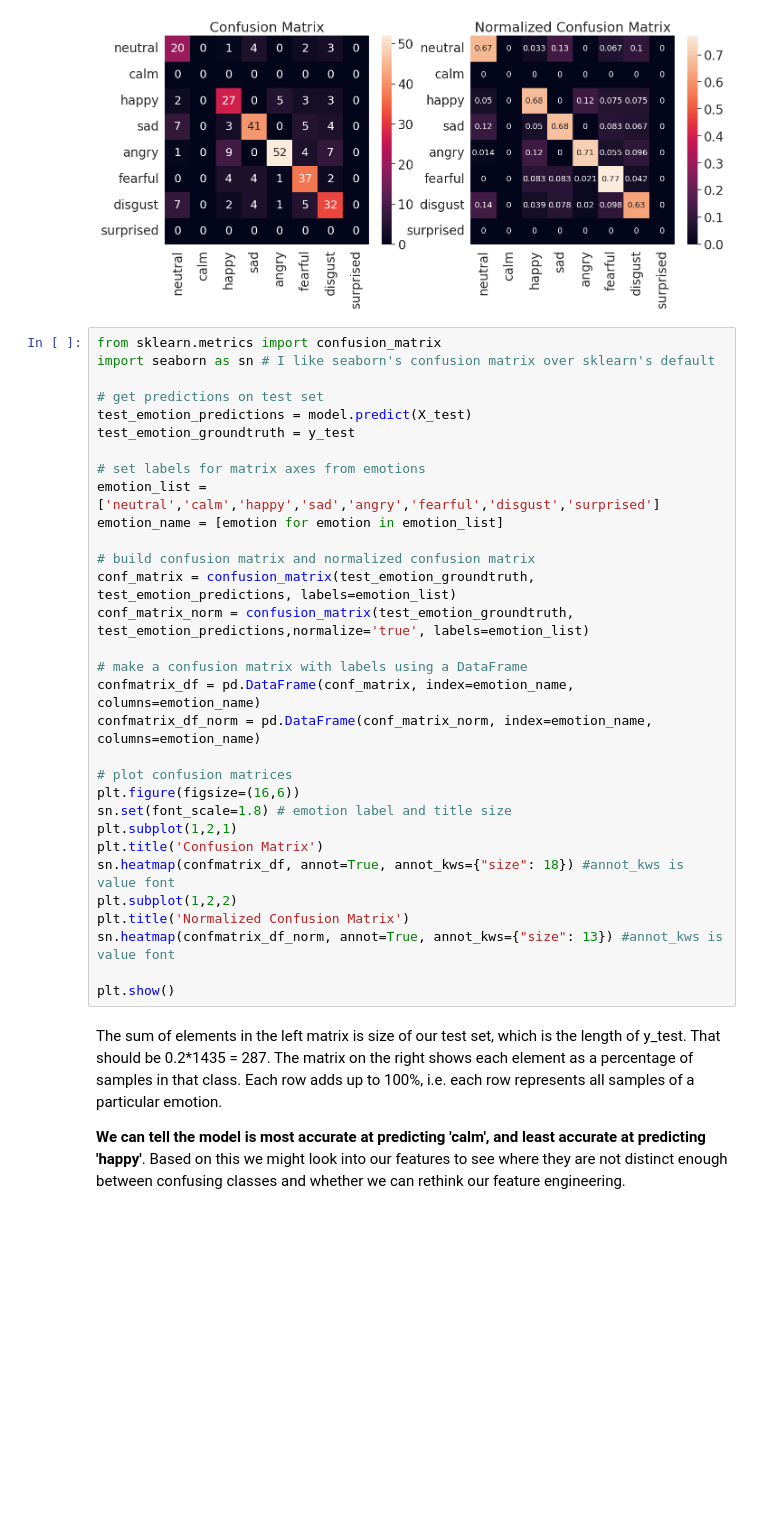
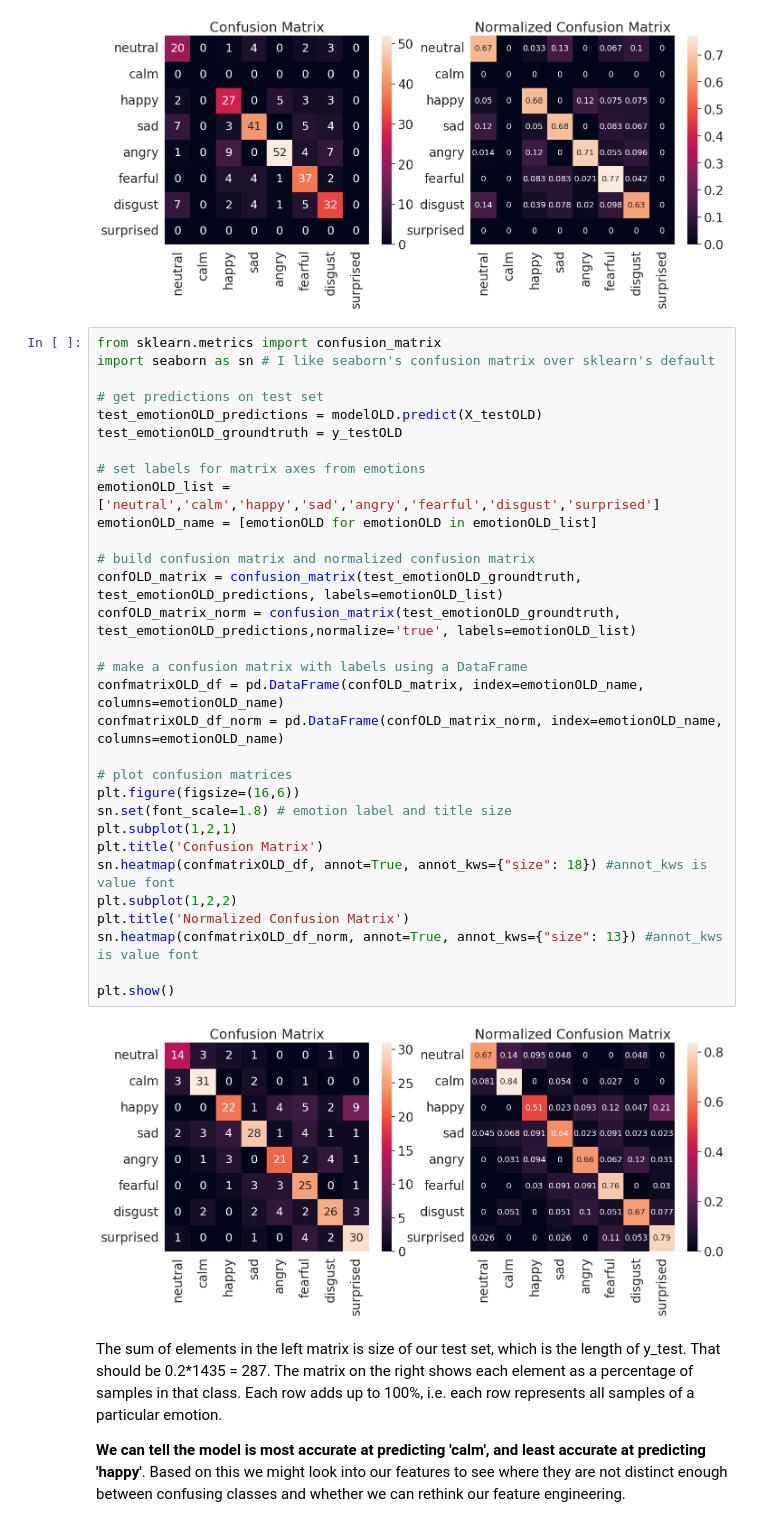
Before and after one commit to Duder5000/Week4-Neural_Network, a Jupyter notebook: Week4__Neural_Networks.ipynb, the cells around one changed output. Cells and saved outputs as stored; diff of their text form; blank space fills up the shorter version.

```diff
--- a/Week4__Neural_Networks.ipynb
+++ b/Week4__Neural_Networks.ipynb
@@ -853,34 +853,36 @@ plt.show()
 # %%
 from sklearn.metrics import confusion_matrix
 import seaborn as sn # I like seaborn's confusion matrix over sklearn's default
 
 # get predictions on test set
-test_emotion_predictions = model.predict(X_test)
-test_emotion_groundtruth = y_test
+test_emotionOLD_predictions = modelOLD.predict(X_testOLD)
+test_emotionOLD_groundtruth = y_testOLD
 
 # set labels for matrix axes from emotions
-emotion_list =['neutral','calm','happy','sad','angry','fearful','disgust','surprised']
-emotion_name = [emotion for emotion in emotion_list]
+emotionOLD_list =['neutral','calm','happy','sad','angry','fearful','disgust','surprised']
+emotionOLD_name = [emotionOLD for emotionOLD in emotionOLD_list]
 
 # build confusion matrix and normalized confusion matrix
-conf_matrix = confusion_matrix(test_emotion_groundtruth, test_emotion_predictions, labels=emotion_list)
-conf_matrix_norm = confusion_matrix(test_emotion_groundtruth, test_emotion_predictions,normalize='true', labels=emotion_list)
+confOLD_matrix = confusion_matrix(test_emotionOLD_groundtruth, test_emotionOLD_predictions, labels=emotionOLD_list)
+confOLD_matrix_norm = confusion_matrix(test_emotionOLD_groundtruth, test_emotionOLD_predictions,normalize='true', labels=emotionOLD_list)
 
 # make a confusion matrix with labels using a DataFrame
-confmatrix_df = pd.DataFrame(conf_matrix, index=emotion_name, columns=emotion_name)
-confmatrix_df_norm = pd.DataFrame(conf_matrix_norm, index=emotion_name, columns=emotion_name)
+confmatrixOLD_df = pd.DataFrame(confOLD_matrix, index=emotionOLD_name, columns=emotionOLD_name)
+confmatrixOLD_df_norm = pd.DataFrame(confOLD_matrix_norm, index=emotionOLD_name, columns=emotionOLD_name)
 
 # plot confusion matrices
 plt.figure(figsize=(16,6))
 sn.set(font_scale=1.8) # emotion label and title size
 plt.subplot(1,2,1)
 plt.title('Confusion Matrix')
-sn.heatmap(confmatrix_df, annot=True, annot_kws={"size": 18}) #annot_kws is value font
+sn.heatmap(confmatrixOLD_df, annot=True, annot_kws={"size": 18}) #annot_kws is value font
 plt.subplot(1,2,2)
 plt.title('Normalized Confusion Matrix')
-sn.heatmap(confmatrix_df_norm, annot=True, annot_kws={"size": 13}) #annot_kws is value font
+sn.heatmap(confmatrixOLD_df_norm, annot=True, annot_kws={"size": 13}) #annot_kws is value font
 
 plt.show()
+# %% [output]
+[figure, added]
 # %% [markdown]
 The sum of elements in the left matrix is size of our test set, which is the length of y_test. That should be 0.2*1435 = 287. The matrix on the right shows each element as a percentage of samples in that class. Each row adds up to 100%, i.e. each row represents all samples of a particular emotion.
 
```
